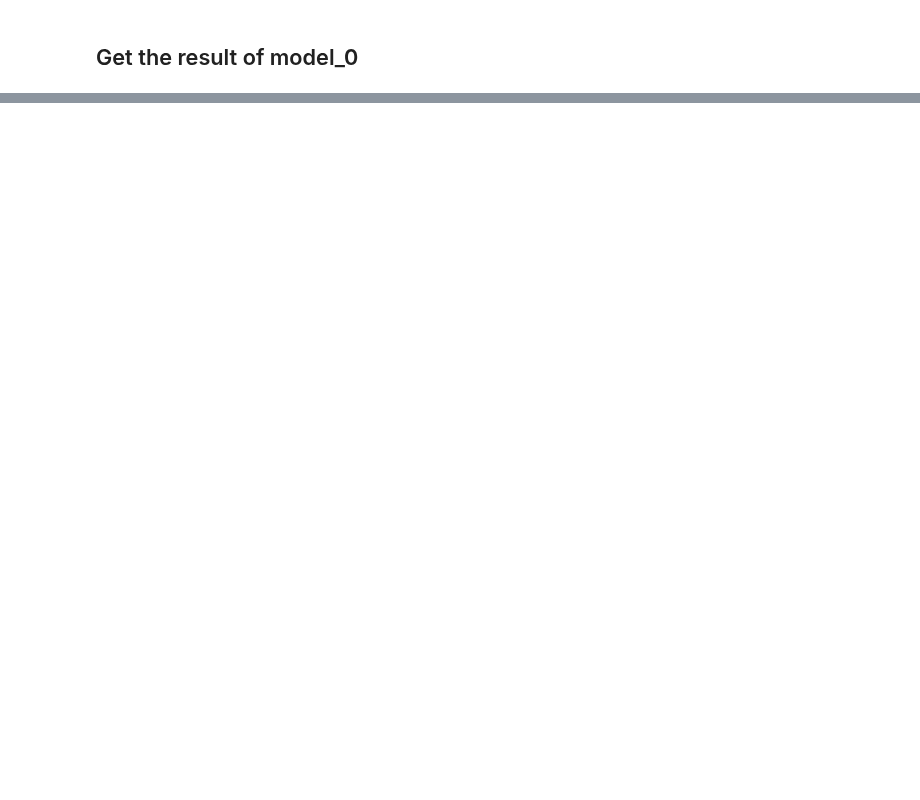
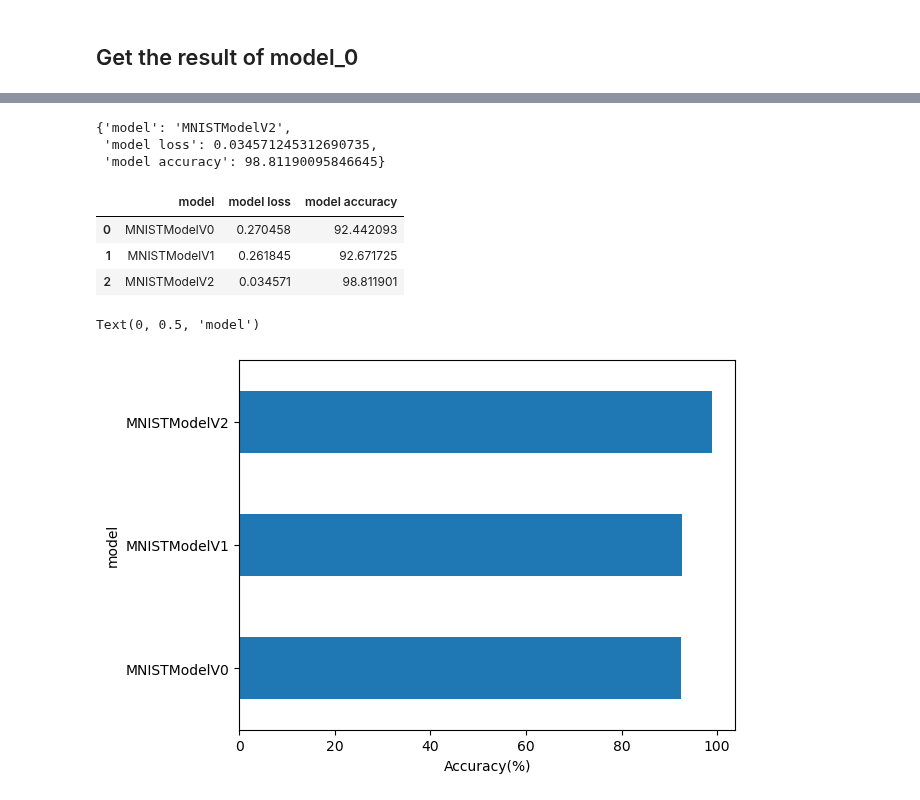
Before and after one commit to Tinonturja/PyTorch-Basics-with-Computer-Vision, a Jupyter notebook: MNIST.ipynb, the cells around one changed output, grey strips where cells are left out. Drawn from its saved outputs; the diff is of its cells as text; code cells hidden in the pictures; blank space fills up the shorter version.

Commit message:
build up three different models including CNN for MNIST dataset

```diff
--- a/MNIST.ipynb
+++ b/MNIST.ipynb
@@ -445,0 +522,5 @@ random_idx = torch.randint(low = 0,high = len(test_data),size)
+# %%
+evaluation_model_1 = eval_mode(model=model_1,
+                              data= test_dataloader,loss_fn = loss,
+                              accuracy_fn = accuracy_fn,
+                              device = device)
@@ -445,0 +631,24 @@ random_idx = torch.randint(low = 0,high = len(test_data),size)
+# %%
+# Create the model instance
+torch.manual_seed(42)
+from tqdm.auto import tqdm
+start_time = timer()
+epochs = 5
+for epoch in tqdm(range(epochs)):
+    print(f"Epoch: {epoch}......")
+    train = train_loop(model=model_2,
+                      data = train_dataloader,
+                       loss_fn=loss,
+                       optimizer = optimizer,
+                       accuracy_fn =accuracy_fn,
+                      device = device)
+    test= test_loop(model = model_2,
+                   data = test_dataloader,
+                   loss_fn = loss,
+                   accuracy_fn = accuracy_fn,
+                   device = device)
+end_time = timer()
+
+total_time = time_tracking(start_time=start_time,
+                          end_time=end_time,
+                          device = device)
@@ -445,0 +672,30 @@ random_idx = torch.randint(low = 0,high = len(test_data),size)
+# %%
+evaluation_model_2 = eval_mode(model=model_2,
+                              data= test_dataloader,loss_fn = loss,
+                              accuracy_fn = accuracy_fn,
+                              device = device)
+# %%
+evaluation_model_2
+# %% [output]
+{'model': 'MNISTModelV2',
+ 'model loss': 0.034571245312690735,
+ 'model accuracy': 98.81190095846645}
+# %%
+## Compare results among different models
+compare_results=  pd.DataFrame([evaluation_model_0,
+                               evaluation_model_1,
+                               evaluation_model_2])
+
+compare_results
+# %% [output]
+|  | model | model loss | model accuracy |
+| 0 | MNISTModelV0 | 0.270458 | 92.442093 |
+| 1 | MNISTModelV1 | 0.261845 | 92.671725 |
+| 2 | MNISTModelV2 | 0.034571 | 98.811901 |
+# %%
+compare_results.set_index("model")["model accuracy"].plot(kind = 'barh')
+plt.xlabel("Accuracy(%)")
+plt.ylabel("model")
+# %% [output]
+Text(0, 0.5, 'model')
+[figure, added]
```
Also changed, not shown: parts of 19 cells of this notebook.
